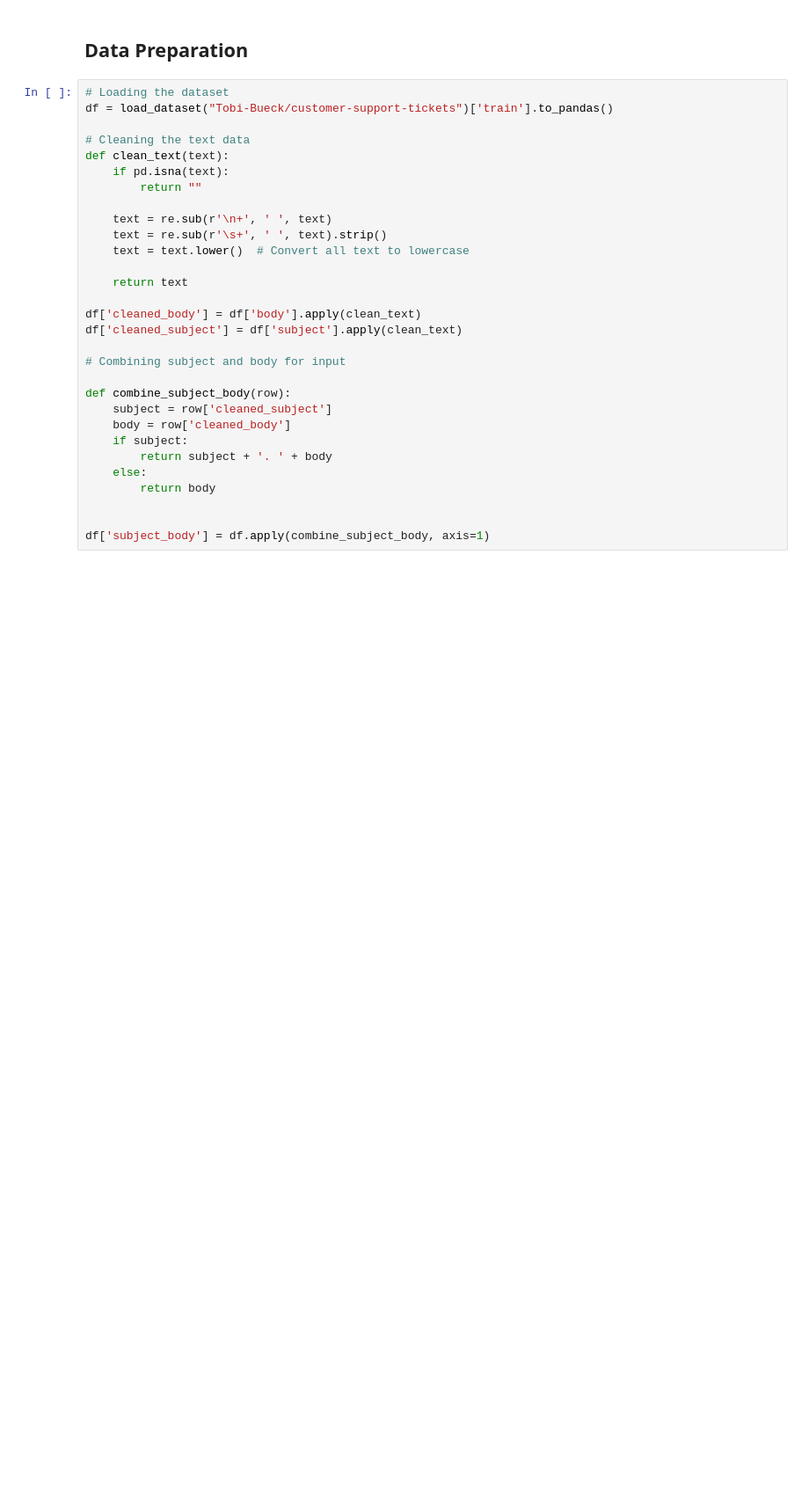
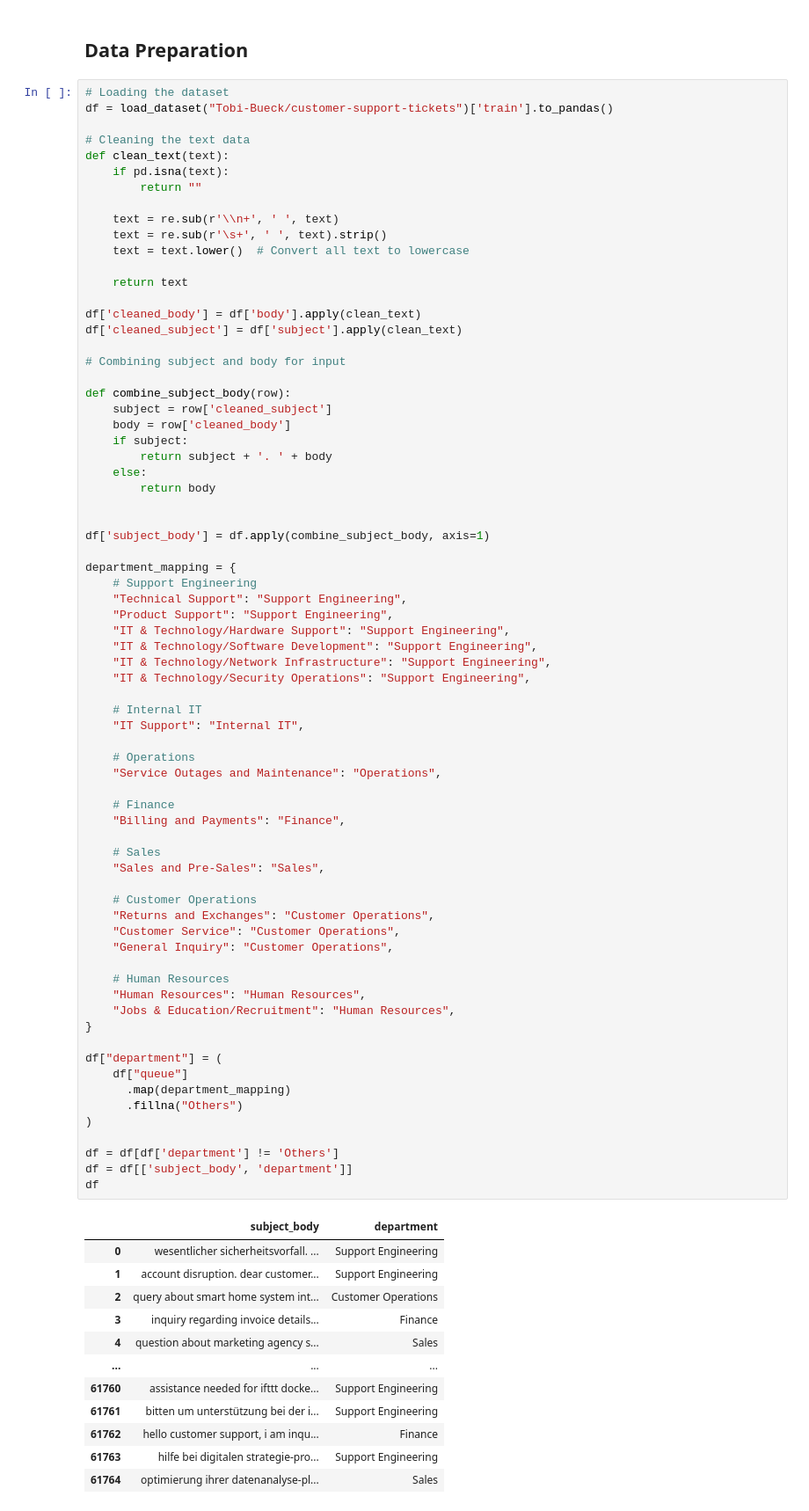
Before and after one commit to JS-Tharun/Customer-Support-Automation, a Jupyter notebook: notebooks/distilbert.ipynb, the cells around one changed output. Shown at 88% size. Drawn from its saved outputs; the diff is of its cells as text; blank space fills up the shorter version.

```diff
--- a/notebooks/distilbert.ipynb
+++ b/notebooks/distilbert.ipynb
@@ -16,30 +16,84 @@ from transformers import AutoModelForSequenceClassification, AutoTokenizer, Trai
 # %%
 # Loading the dataset
 df = load_dataset("Tobi-Bueck/customer-support-tickets")['train'].to_pandas()
 
 # Cleaning the text data
 def clean_text(text):
     if pd.isna(text):
         return ""
 
-    text = re.sub(r'\n+', ' ', text)
+    text = re.sub(r'\\n+', ' ', text)
     text = re.sub(r'\s+', ' ', text).strip()
     text = text.lower()  # Convert all text to lowercase
 
     return text
 
 df['cleaned_body'] = df['body'].apply(clean_text)
 df['cleaned_subject'] = df['subject'].apply(clean_text)
 
 # Combining subject and body for input
 
 def combine_subject_body(row):
     subject = row['cleaned_subject']
     body = row['cleaned_body']
     if subject:
         return subject + '. ' + body
     else:
         return body
 
 
 df['subject_body'] = df.apply(combine_subject_body, axis=1)
+
+department_mapping = {
+    # Support Engineering
+    "Technical Support": "Support Engineering",
+    "Product Support": "Support Engineering",
+    "IT & Technology/Hardware Support": "Support Engineering",
+    "IT & Technology/Software Development": "Support Engineering",
+    "IT & Technology/Network Infrastructure": "Support Engineering",
+    "IT & Technology/Security Operations": "Support Engineering",
+
+    # Internal IT
+    "IT Support": "Internal IT",
+
+    # Operations
+    "Service Outages and Maintenance": "Operations",
+
+    # Finance
+    "Billing and Payments": "Finance",
+
+    # Sales
+    "Sales and Pre-Sales": "Sales",
+
+    # Customer Operations
+    "Returns and Exchanges": "Customer Operations",
+    "Customer Service": "Customer Operations",
+    "General Inquiry": "Customer Operations",
+
+    # Human Resources
+    "Human Resources": "Human Resources",
+    "Jobs & Education/Recruitment": "Human Resources",
+}
+
+df["department"] = (
+    df["queue"]
+      .map(department_mapping)
+      .fillna("Others")
+)
+
+df = df[df['department'] != 'Others']
+df = df[['subject_body', 'department']]
+df
+# %% [output]
+|  | subject_body | department |
+| 0 | wesentlicher sicherheitsvorfall. ... | Support Engineering |
+| 1 | account disruption. dear customer... | Support Engineering |
+| 2 | query about smart home system int... | Customer Operations |
+| 3 | inquiry regarding invoice details... | Finance |
+| 4 | question about marketing agency s... | Sales |
+| ... | ... | ... |
+| 61760 | assistance needed for ifttt docke... | Support Engineering |
+| 61761 | bitten um unterstützung bei der i... | Support Engineering |
+| 61762 | hello customer support, i am inqu... | Finance |
+| 61763 | hilfe bei digitalen strategie-pro... | Support Engineering |
+| 61764 | optimierung ihrer datenanalyse-pl... | Sales |
```
Also changed, not shown: parts of 19 cells of this notebook, 1 other file.
